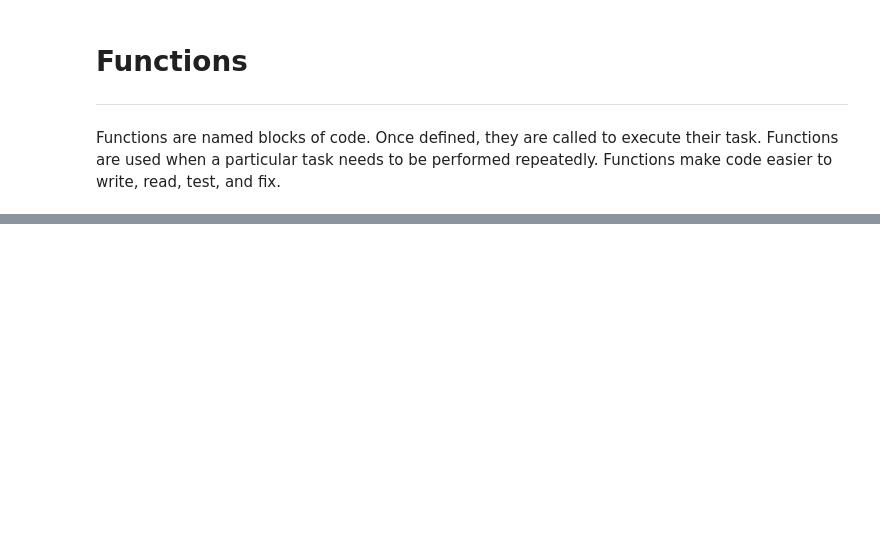
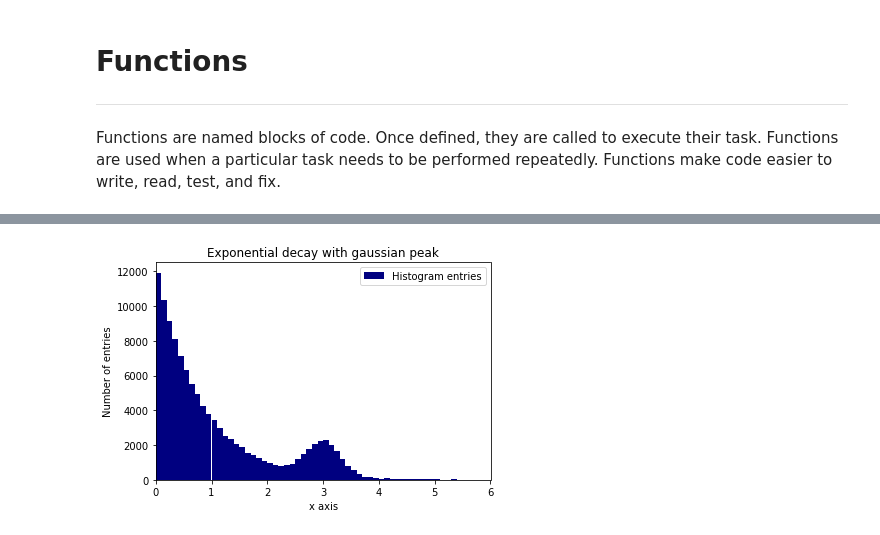
Before and after one commit to nickstarform/LectureSeries, a Jupyter notebook: LectureSeries.ipynb, the cells around one changed output, grey strips where cells are left out. Saved outputs shown, nothing was run; the diff lists cells and outputs as text; code cells hidden in the pictures; blank space fills up the shorter version.

```diff
--- a/LectureSeries.ipynb
+++ b/LectureSeries.ipynb
@@ -439,0 +316,21 @@ Jupyter provides a clean and pretty way (enhanced with Markdown) to demonstrate
+# %%
+bins = np.linspace(0, 6, 61)
+data_entries_1, bins_1 = np.histogram(data, bins=bins)
+data_entries_2, bins_2 = np.histogram(data2, bins=bins)
+
+# 4.) Add histograms of exponential and gaussian data.
+data_entries = data_entries_1 + data_entries_2
+binscenters = np.array([0.5 * (bins[i] + bins[i+1]) for i in range(len(bins)-1)])
+# %%
+fig = plt.figure()
+plt.bar(binscenters, data_entries, width=bins[1] - bins[0], color='navy', label=r'Histogram entries')
+
+# Make the plot nicer.
+plt.xlim(0,6)
+plt.xlabel(r'x axis')
+plt.ylabel(r'Number of entries')
+plt.title(r'Exponential decay with gaussian peak')
+plt.legend(loc='best')
+fig.savefig('imgs/img3.png')
+# %% [output]
+[figure, added]
```
Also changed, not shown: parts of 76 cells of this notebook, 19 other files.
